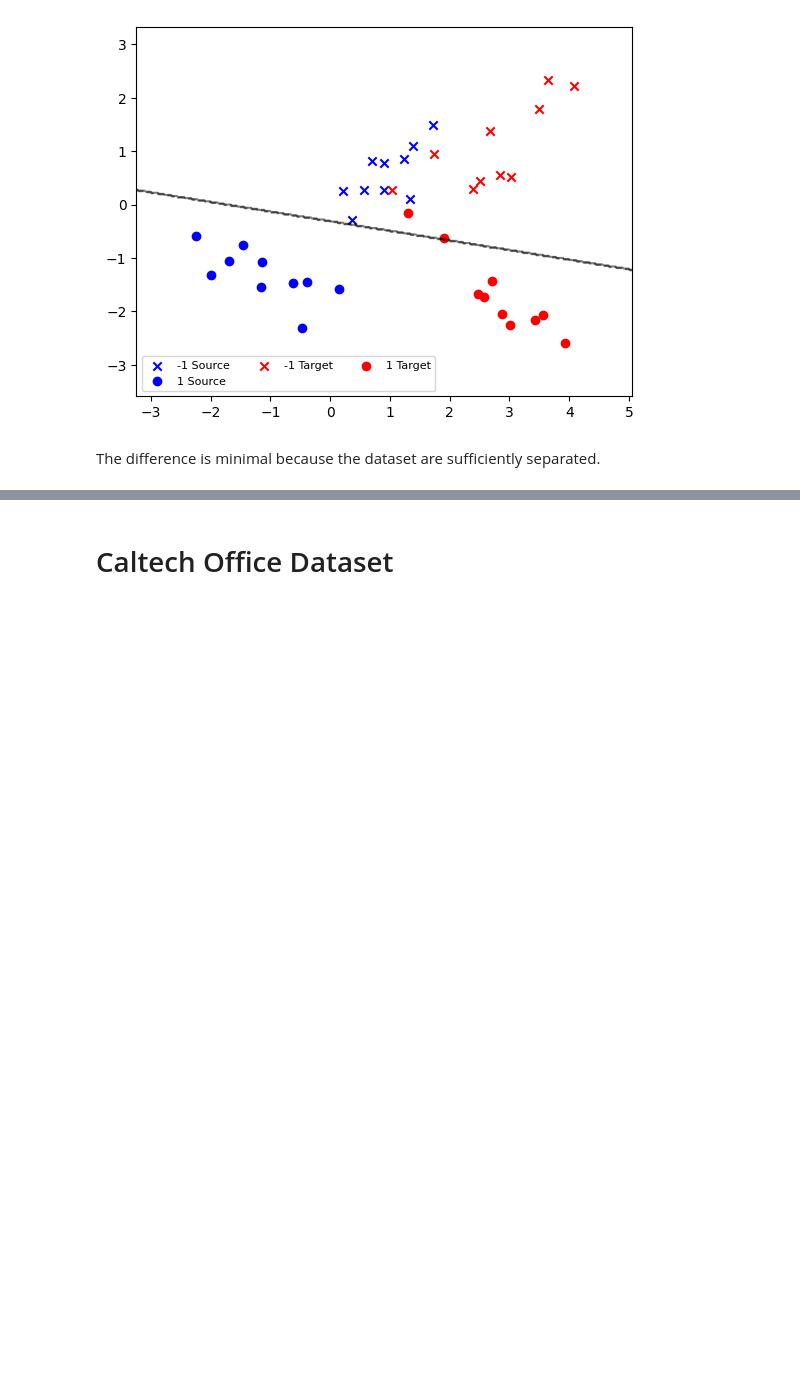
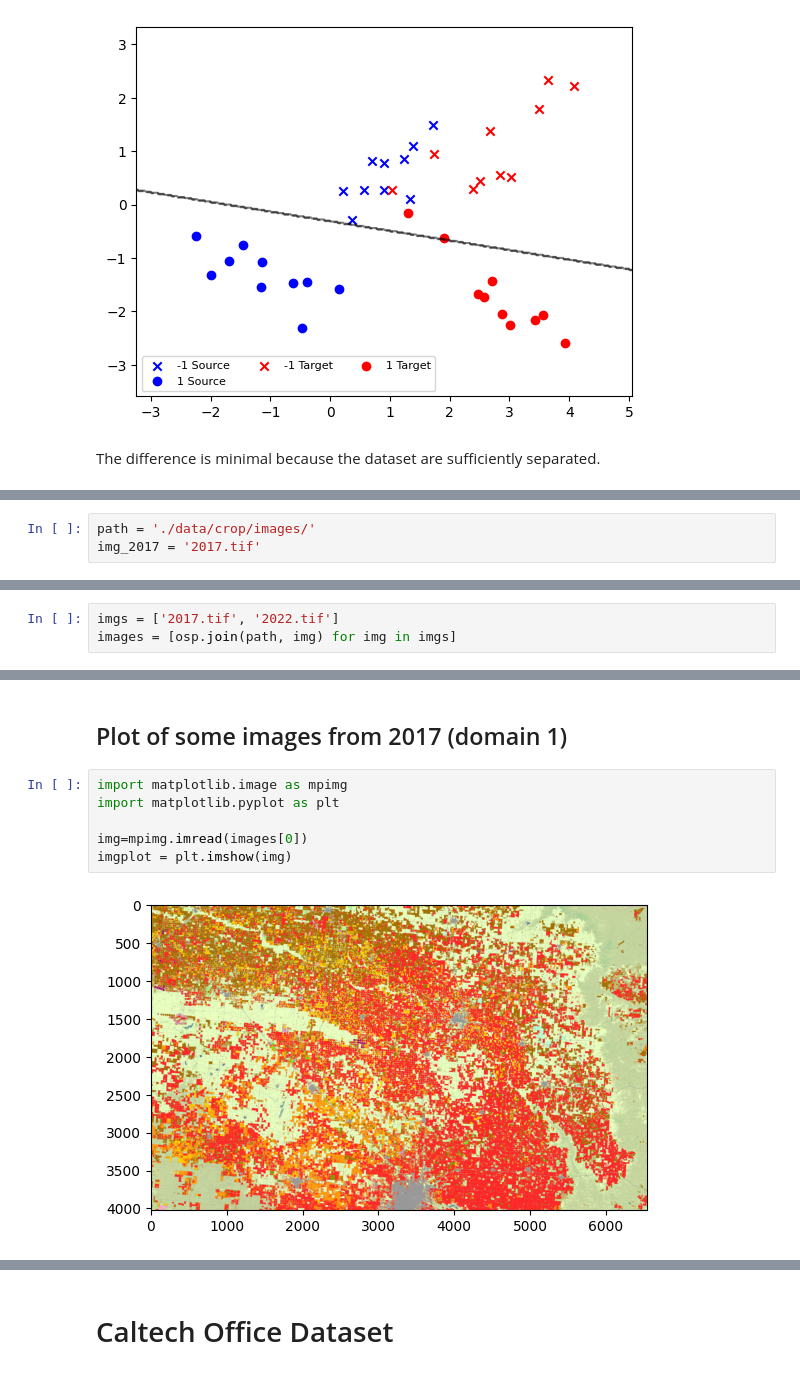
Before and after one commit to mdlbm/Optimal-Transport-Domain-Adaptation, a Jupyter notebook: OT_Domain_Adaptation.ipynb, the cells around one changed output, grey strips where cells are left out. Drawn from its saved outputs; the diff is of its cells as text; blank space fills up the shorter version.

Commit message:
first model for the satellite images classification

```diff
--- a/OT_Domain_Adaptation.ipynb
+++ b/OT_Domain_Adaptation.ipynb
@@ -344,0 +385,3 @@ The difference is minimal because the dataset are sufficiently separated.
+# %%
+path = './data/crop/images/'
+img_2017 = '2017.tif'
@@ -344,0 +411,3 @@ The difference is minimal because the dataset are sufficiently separated.
+# %%
+imgs = ['2017.tif', '2022.tif']
+images = [osp.join(path, img) for img in imgs]
@@ -344,0 +520,10 @@ The difference is minimal because the dataset are sufficiently separated.
+# %% [markdown]
+## Plot of some images from 2017 (domain 1)
+# %%
+import matplotlib.image as mpimg
+import matplotlib.pyplot as plt
+
+img=mpimg.imread(images[0])
+imgplot = plt.imshow(img)
+# %% [output]
+[figure, added]
```
Also changed, not shown: parts of 35 cells of this notebook, 12 other files.
